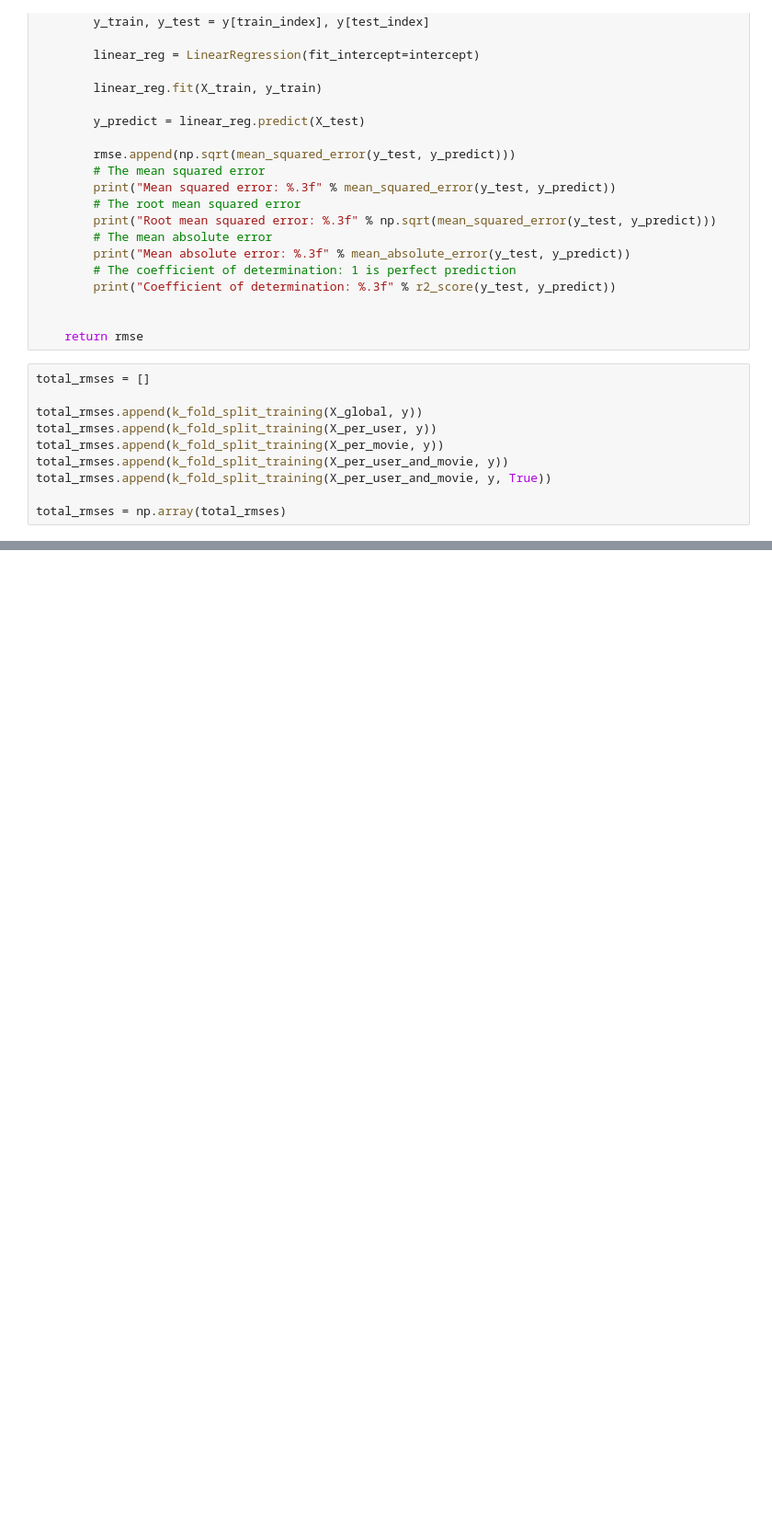
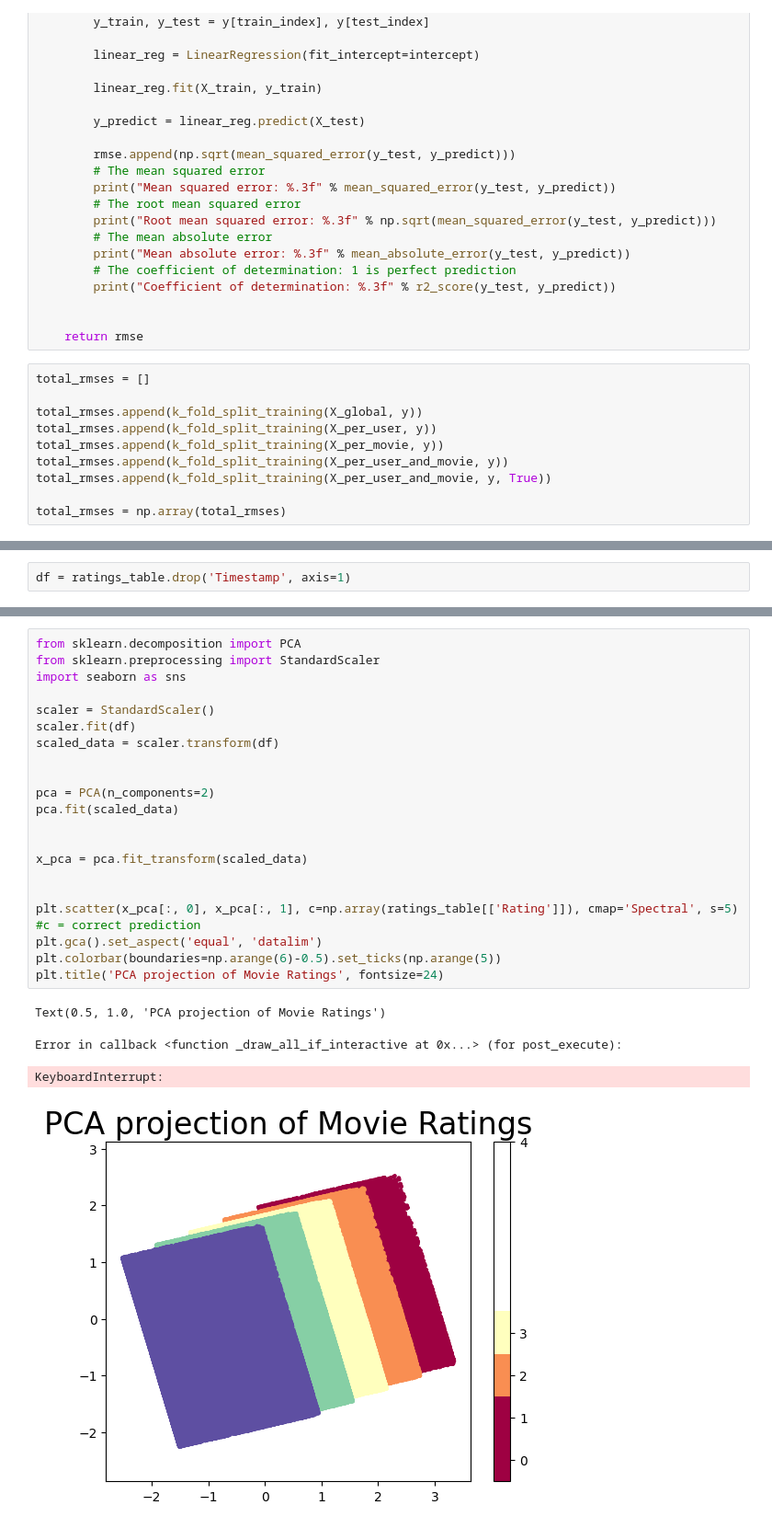
Before and after one commit to t8140140/assingment1-data-mining, a Jupyter notebook: naive.ipynb, the cells around one changed output, grey strips where cells are left out. Shown at 92% size. Saved outputs shown, nothing was run; the diff lists cells and outputs as text; blank space fills up the shorter version.

```diff
--- a/naive.ipynb
+++ b/naive.ipynb
@@ -92,0 +94,2 @@ plt.show()
+# %%
+df = ratings_table.drop('Timestamp', axis=1)
@@ -92,0 +110,26 @@ plt.show()
+# %%
+from sklearn.decomposition import PCA
+from sklearn.preprocessing import StandardScaler
+import seaborn as sns
+
+scaler = StandardScaler()
+scaler.fit(df)
+scaled_data = scaler.transform(df)
+
+
+pca = PCA(n_components=2)
+pca.fit(scaled_data)
+
+
+x_pca = pca.fit_transform(scaled_data)
+
+
+plt.scatter(x_pca[:, 0], x_pca[:, 1], c=np.array(ratings_table[['Rating']]), cmap='Spectral', s=5) #c = correct prediction
+plt.gca().set_aspect('equal', 'datalim')
+plt.colorbar(boundaries=np.arange(6)-0.5).set_ticks(np.arange(5))
+plt.title('PCA projection of Movie Ratings', fontsize=24)
+# %% [output]
+Text(0.5, 1.0, 'PCA projection of Movie Ratings')
+Error in callback <function _draw_all_if_interactive at 0x...> (for post_execute):
+KeyboardInterrupt:
+[figure, added]
```
Also changed, not shown: parts of 4 cells of this notebook, 6 other files.
